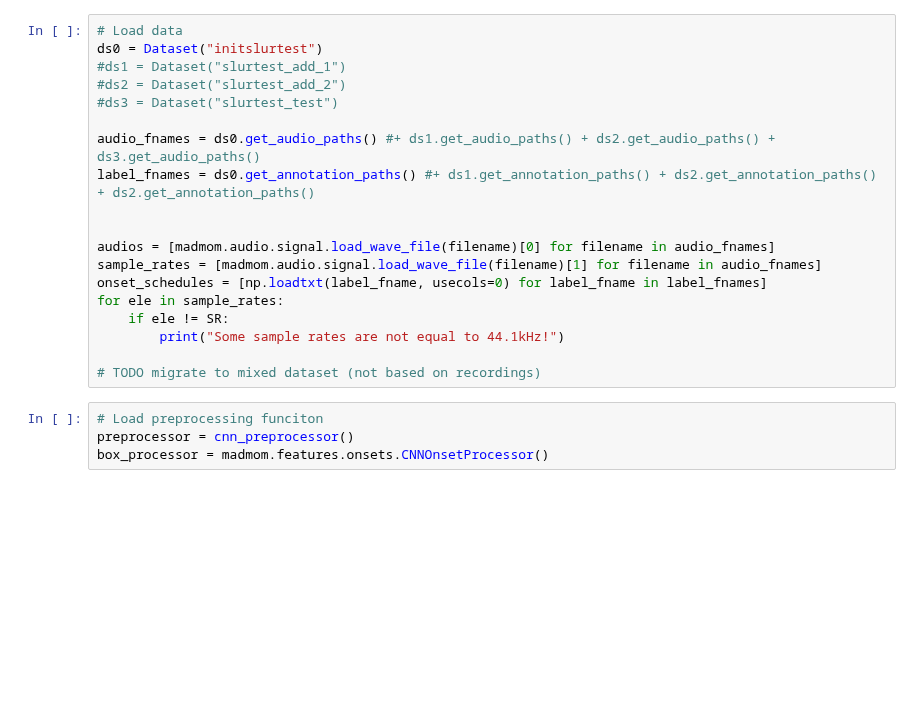
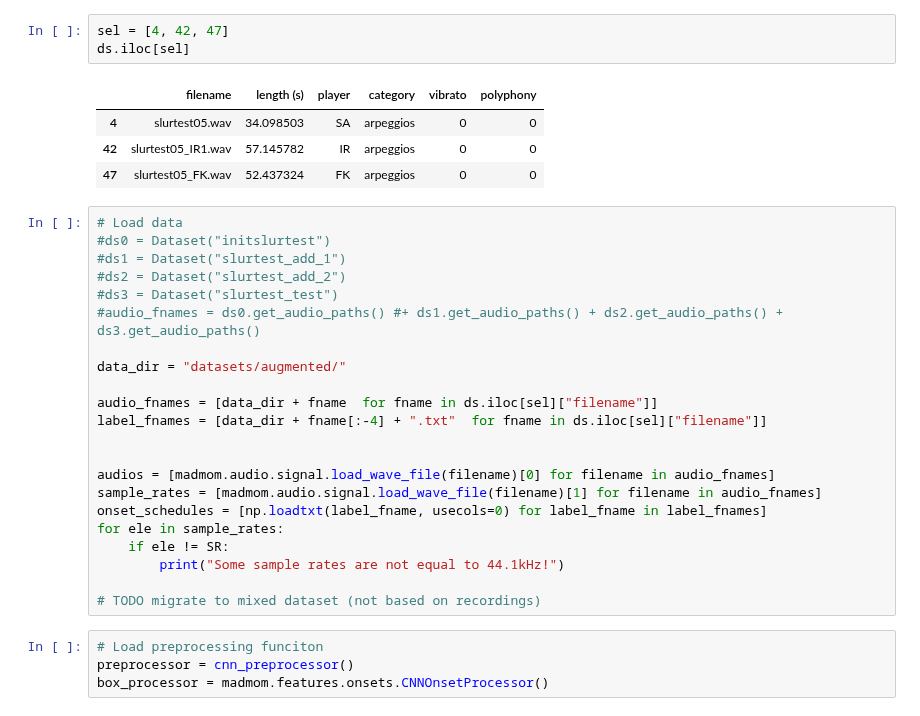
Before and after one commit to SimonFalk/beyondPianoRoll, a Jupyter notebook: flow.ipynb, the cells around one changed output. Saved outputs shown, nothing was run; the diff lists cells and outputs as text; blank space fills up the shorter version.

Commit message:
new data import

```diff
--- a/flow.ipynb
+++ b/flow.ipynb
@@ -32,12 +57,23 @@ CONTEXT = 7
+# %%
+sel = [4, 42, 47]
+ds.iloc[sel]
+# %% [output]
+|  | filename | length (s) | player | category | vibrato | polyphony |
+| 4 | slurtest05.wav | 34.098503 | SA | arpeggios | 0 | 0 |
+| 42 | slurtest05_IR1.wav | 57.145782 | IR | arpeggios | 0 | 0 |
+| 47 | slurtest05_FK.wav | 52.437324 | FK | arpeggios | 0 | 0 |
 # %%
 # Load data
-ds0 = Dataset("initslurtest")
+#ds0 = Dataset("initslurtest")
 #ds1 = Dataset("slurtest_add_1")
 #ds2 = Dataset("slurtest_add_2")
 #ds3 = Dataset("slurtest_test")
+#audio_fnames = ds0.get_audio_paths() #+ ds1.get_audio_paths() + ds2.get_audio_paths() + ds3.get_audio_paths()
 
-audio_fnames = ds0.get_audio_paths() #+ ds1.get_audio_paths() + ds2.get_audio_paths() + ds3.get_audio_paths()
-label_fnames = ds0.get_annotation_paths() #+ ds1.get_annotation_paths() + ds2.get_annotation_paths() + ds2.get_annotation_paths()
+data_dir = "datasets/augmented/"
+
+audio_fnames = [data_dir + fname  for fname in ds.iloc[sel]["filename"]]
+label_fnames = [data_dir + fname[:-4] + ".txt"  for fname in ds.iloc[sel]["filename"]]
 
 
 audios = [madmom.audio.signal.load_wave_file(filename)[0] for filename in audio_fnames]
```
Also changed, not shown: parts of 4 cells of this notebook.
